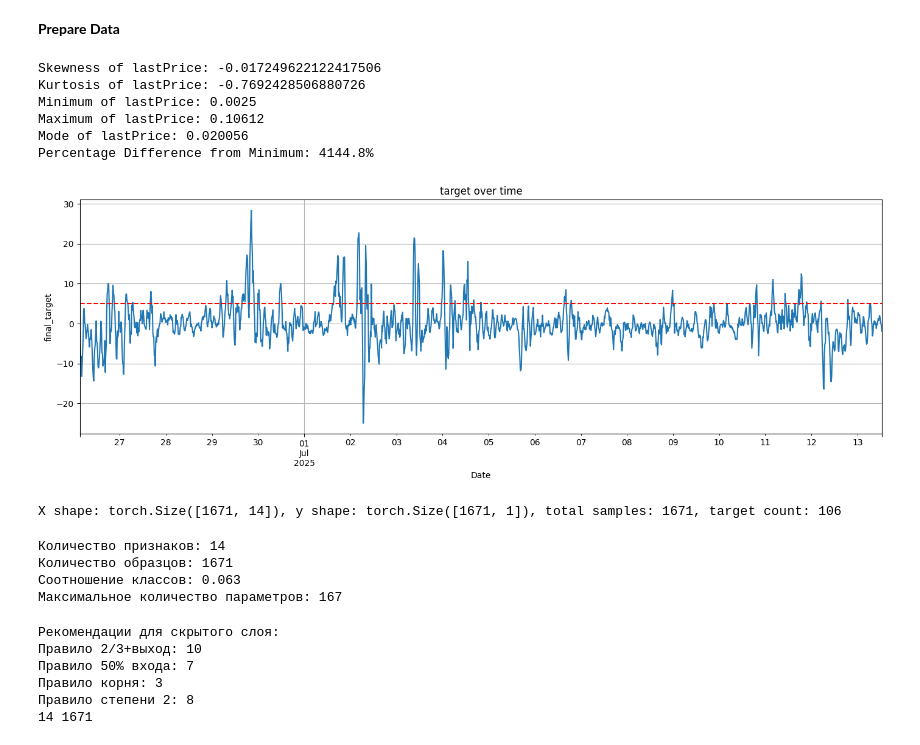
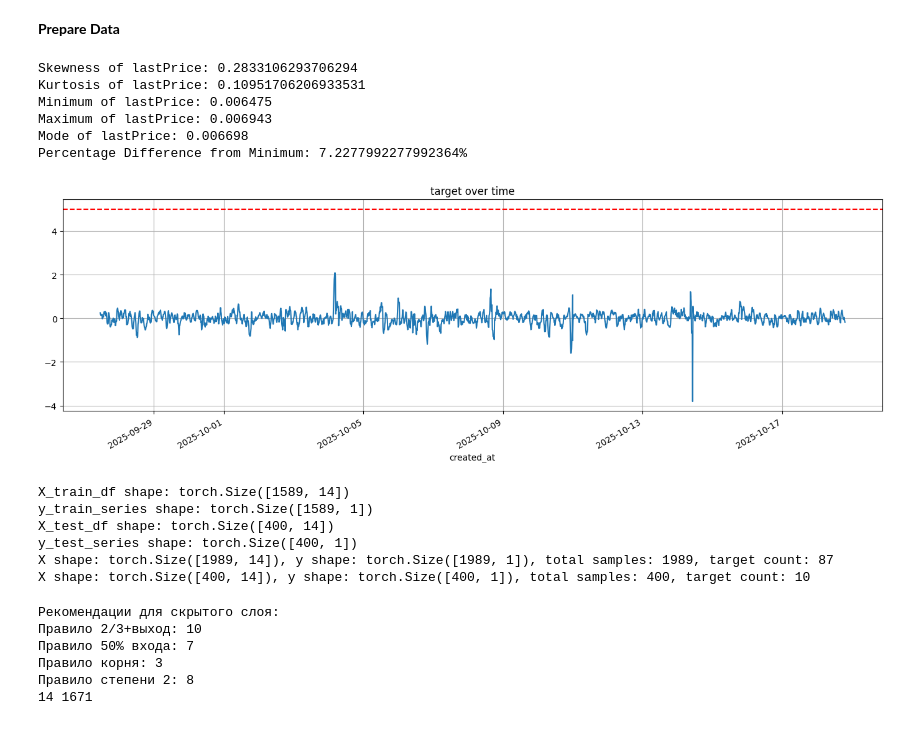
Before and after one commit to dhalkin/Neiro, a Jupyter notebook: torch/prepare/linear_net_catcher.ipynb, the cells around one changed output. Cells and saved outputs as stored; diff of their text form; code cells hidden in the pictures.

```diff
--- a/torch/prepare/linear_net_catcher.ipynb
+++ b/torch/prepare/linear_net_catcher.ipynb
@@ -12,7 +13,7 @@ from sklearn.preprocessing import StandardScaler, MinMaxScaler
 
 import matplotlib.pyplot as plt
 # %%
-recordsAll = get_last_data_by_symbol(symbol="h")
+recordsAll = get_last_data_by_symbol(symbol="AFG")
 #recordsAll = get_last_data_by_symbol(symbol="xem")
 
 # Convert result to Pandas DataFrame
@@ -46,11 +47,16 @@ df["mean_bid_ask_ratio_32_64"] = df["bid_ask_ratio"].shift(32).rolling(window=32
 # Target
 lp_shift_3 = df["lastPrice"].shift(-3).rolling(window=3).mean()
 lp_shift_3_6 = df["lastPrice"].shift(-6).rolling(window=3).mean()
+lp_shift_2 = df["lastPrice"].shift(-2).rolling(window=2).mean()
 
 df["future_return_pcnt_3"] = (lp_shift_3 - df["lastPrice"]) / df["lastPrice"] * 100
 df["future_return_pcnt_6"] = (lp_shift_3_6 - df["lastPrice"]) / df["lastPrice"] * 100
+df["future_return_pcnt_2"] = (lp_shift_2 - df["lastPrice"]) / df["lastPrice"] * 100
+
 df["final_target_7_after_6_period"] = (df["future_return_pcnt_6"] >= 7).astype(int)
 df["final_target_5_after_3_period"] = (df["future_return_pcnt_3"] >= 5).astype(int)
+df["final_target_10_after_2_period"] = (df["future_return_pcnt_2"] >= 10).astype(int)
+
 
 # Final target combining both conditions*
 df["final_target"] = df["final_target_7_after_6_period"]
@@ -73,23 +79,23 @@ print(f"Percentage Difference from Minimum: {percentage_difference_from_min}%")
 # Drop rows with NaN values
 df.dropna(inplace=True)
 # %% [output]
-Skewness of lastPrice: -0.017249622122417506
-Kurtosis of lastPrice: -0.7692428506880726
-Minimum of lastPrice: 0.0025
-Maximum of lastPrice: 0.10612
-Mode of lastPrice: 0.020056
-Percentage Difference from Minimum: 4144.8%
+Skewness of lastPrice: 0.2833106293706294
+Kurtosis of lastPrice: 0.10951706206933531
+Minimum of lastPrice: 0.006475
+Maximum of lastPrice: 0.006943
+Mode of lastPrice: 0.006698
+Percentage Difference from Minimum: 7.2277992277992364%
 # %%
+#df["future_return_pcnt_6"].plot(figsize=(17, 5), title="target over time")
 df["future_return_pcnt_6"].plot(figsize=(17, 5), title="target over time")
 
-plt.xlabel("Date")
-plt.ylabel("final_target")
+
 plt.grid(True)
 # a line at y=5
 plt.axhline(y=5, color='r', linestyle='--', label='Threshold 5%')
 plt.show()
 # %% [output]
-[figure, old version]
+[figure, new version]
 # %%
 
 # Define the columns for scalling
@@ -118,9 +124,26 @@ y = torch.tensor(y, dtype=torch.float32).view(-1, 1)
 total = len(y)
 target_count = int(y.sum().item())
 
+
+# do not shuffle, because we want to keep the time order
+X_train_df, X_test_df, y_train_series, y_test_series = train_test_split(
+    X, y, test_size=400, random_state=None, shuffle=False
+)
+print(f"X_train_df shape: {X_train_df.shape}")
+print(f"y_train_series shape: {y_train_series.shape}")
+print(f"X_test_df shape: {X_test_df.shape}")
+print(f"y_test_series shape: {y_test_series.shape}")
+
+
 print(f"X shape: {X.shape}, y shape: {y.shape}, total samples: {total}, target count: {target_count}")
+print(f"X shape: {X_test_df.shape}, y shape: {y_test_series.shape}, total samples: {len(y_test_series)}, target count: {int(y_test_series.sum().item())}")
 # %% [output]
-X shape: torch.Size([1671, 14]), y shape: torch.Size([1671, 1]), total samples: 1671, target count: 106
+X_train_df shape: torch.Size([1589, 14])
+y_train_series shape: torch.Size([1589, 1])
+X_test_df shape: torch.Size([400, 14])
+y_test_series shape: torch.Size([400, 1])
+X shape: torch.Size([1989, 14]), y shape: torch.Size([1989, 1]), total samples: 1989, target count: 87
+X shape: torch.Size([400, 14]), y shape: torch.Size([400, 1]), total samples: 400, target count: 10
 # %%
 # Анализируем ваши данные
 print(f"Количество признаков: {X.shape[1]}")
@@ -131,11 +154,6 @@ print(f"Соотношение классов: {y.mean():.3f}")
 input_dim = X.shape[1]
 samples = X.shape[0]
 print(f"Максимальное количество параметров: {samples // 10}")
-# %% [output]
-Количество признаков: 14
-Количество образцов: 1671
-Соотношение классов: 0.063
-Максимальное количество параметров: 167
 # %%
 def suggest_hidden_size(input_dim, output_dim, samples):
     """Рекомендации для размера скрытого слоя"""
```
Also changed, not shown: parts of 10 cells of this notebook, 4 other files.
